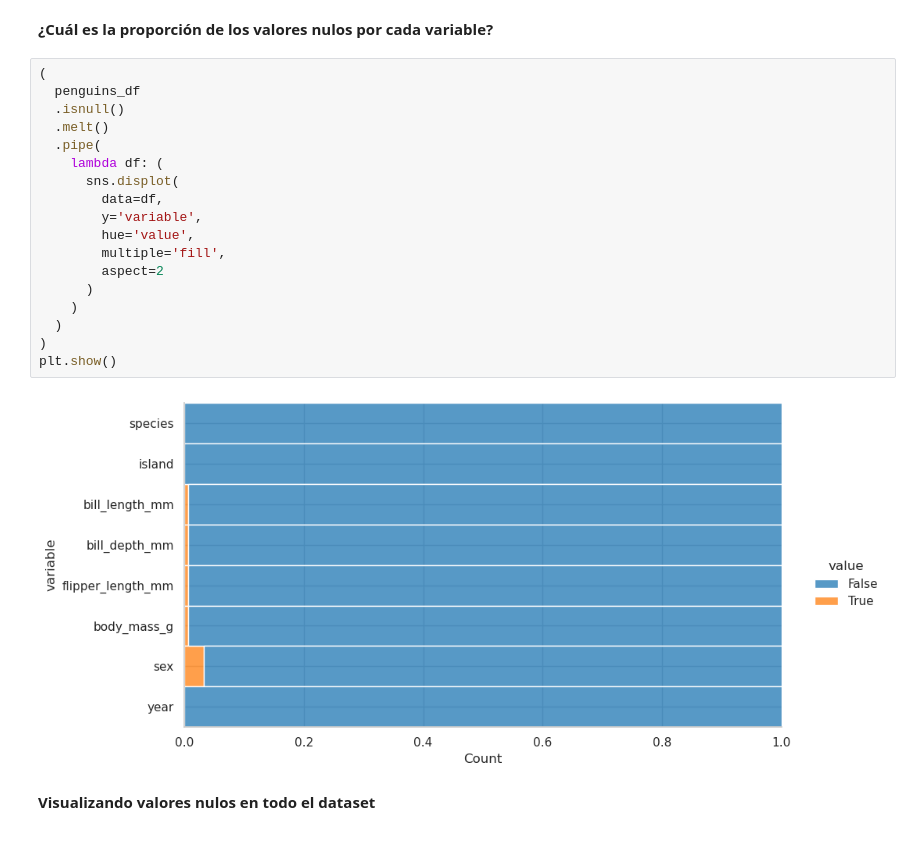
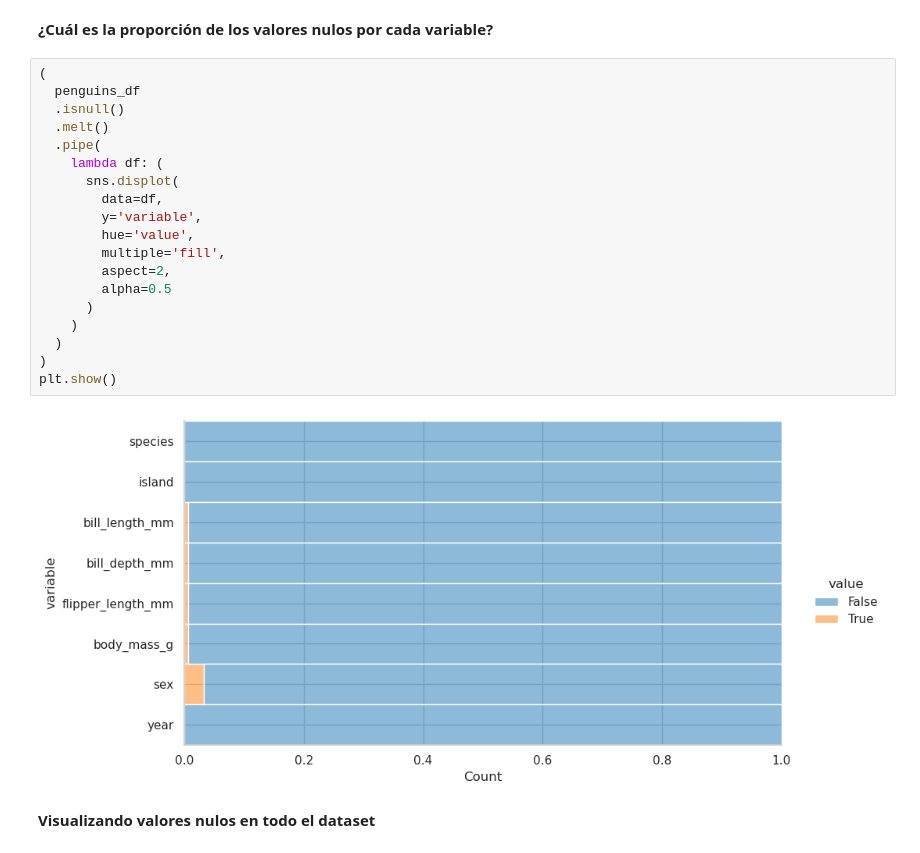
Before and after one commit to pahoalapizco/eda_penguins, a Jupyter notebook: notebooks/1.0-eda_penguins-introduction.ipynb, the cells around one changed output. Cells and saved outputs as stored; diff of their text form.

```diff
--- a/notebooks/1.0-eda_penguins-introduction.ipynb
+++ b/notebooks/1.0-eda_penguins-introduction.ipynb
@@ -176,23 +176,24 @@ dtype: int64
 # %%
 (
   penguins_df
   .isnull()
   .melt()
   .pipe(
     lambda df: (
       sns.displot(
         data=df,
         y='variable',
         hue='value',
         multiple='fill',
-        aspect=2
+        aspect=2,
+        alpha=0.5
       )
     )
   )
 )
 plt.show()
 # %% [output]
-[figure, old version]
+[figure, new version]
 # %% [markdown]
 **Visualizando valores nulos en todo el dataset**
 # %%
```
Also changed, not shown: parts of 7 cells of this notebook.
